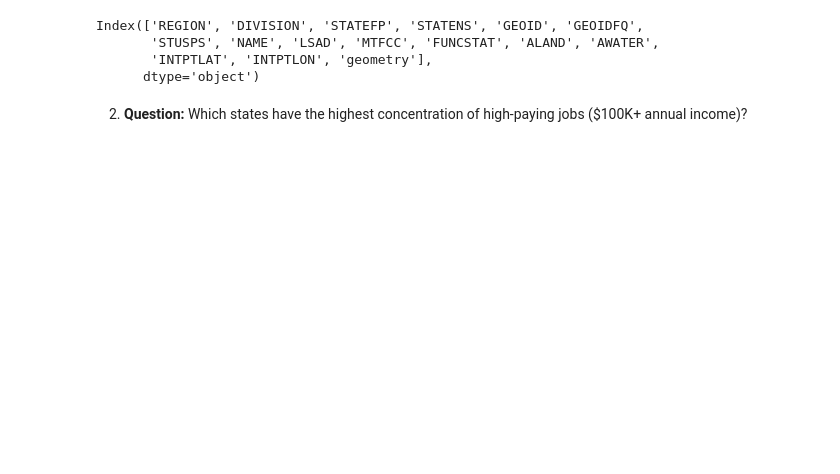
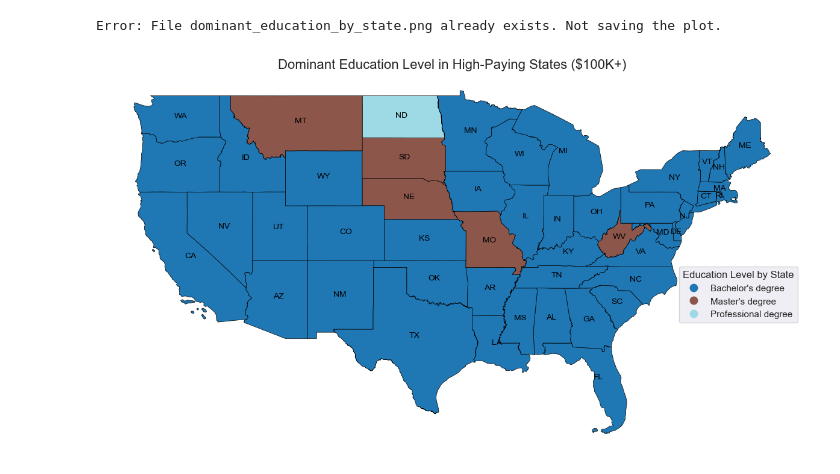
Before and after one commit to MarwaBS/high-pay-salary-predictor, a Jupyter notebook: us_mapping.ipynb, the cells around one changed output. Saved outputs shown, nothing was run; the diff lists cells and outputs as text; code cells hidden in the pictures; blank space fills up the shorter version.

```diff
--- a/us_mapping.ipynb
+++ b/us_mapping.ipynb
@@ -51,3 +96,19 @@ geo_dominant_education.head(2)
+# %%
+# Data Preparation
+dominant_education = (
+    high_pay_data.groupby(['State Abbreviation', 'Education Level'])
+    .size()
+    .reset_index(name='Count')
+)
+# Sort by state and count, descending, and pick the dominant education
+dominant_education = dominant_education.sort_values(
+    ['State Abbreviation', 'Count'], ascending=[True, False]
+).drop_duplicates(subset='State Abbreviation', keep='first')
+
+# Merge with us_states GeoDataFrame for visualization
+geo_dominant_education = pd.merge(
+    us_states, dominant_education, left_on='STUSPS', right_on='State Abbreviation', how='left'
+)
 # %%
 # Ensure `geo_dominant_education` is a GeoDataFrame for spatial plotting
 geo_dominant_education = gpd.GeoDataFrame(geo_dominant_education, geometry='geometry')
@@ -94,9 +176,7 @@ plt.show()
-# %%
-us_states.columns
-# %% [output]
-Index(['REGION', 'DIVISION', 'STATEFP', 'STATENS', 'GEOID', 'GEOIDFQ',
-       'STUSPS', 'NAME', 'LSAD', 'MTFCC', 'FUNCSTAT', 'ALAND', 'AWATER',
-       'INTPTLAT', 'INTPTLON', 'geometry'],
-      dtype='object')
-# %% [markdown]
-2. **Question:** Which states have the highest concentration of high-paying jobs ($100K+ annual income)?
+# %%
+#data viz
+Education_state(geo_dominant_education, column='Education Level',
+        title='Dominant Education Level in High-Paying States ($100K+)',filename='Dominant_education_by_state.png')
+# %% [output]
+Error: File dominant_education_by_state.png already exists. Not saving the plot.
+[figure, added]
```
Also changed, not shown: parts of 31 cells of this notebook.
